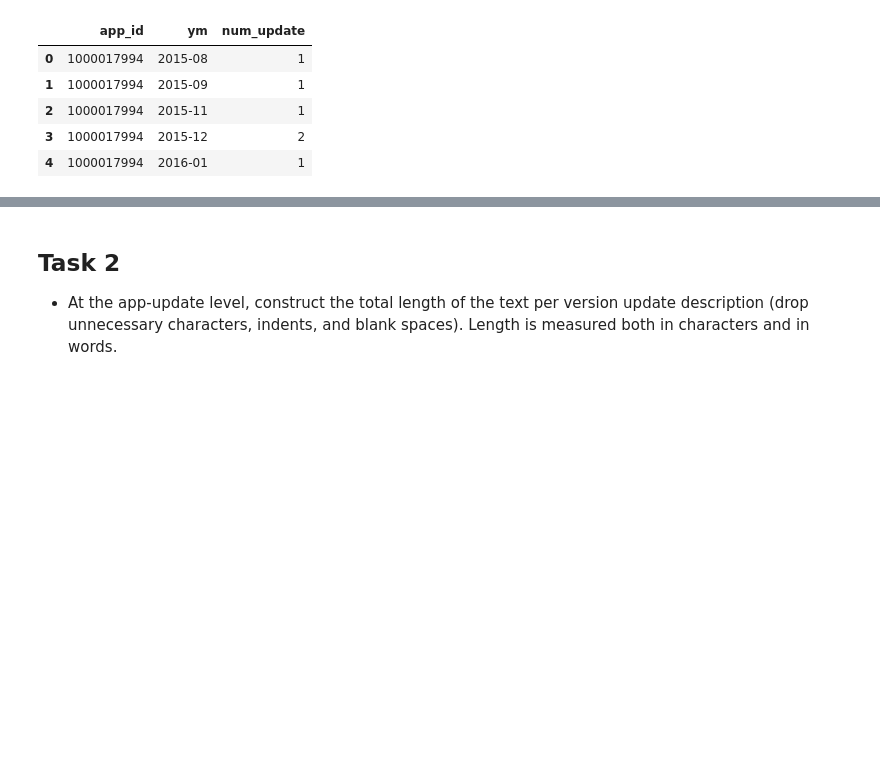
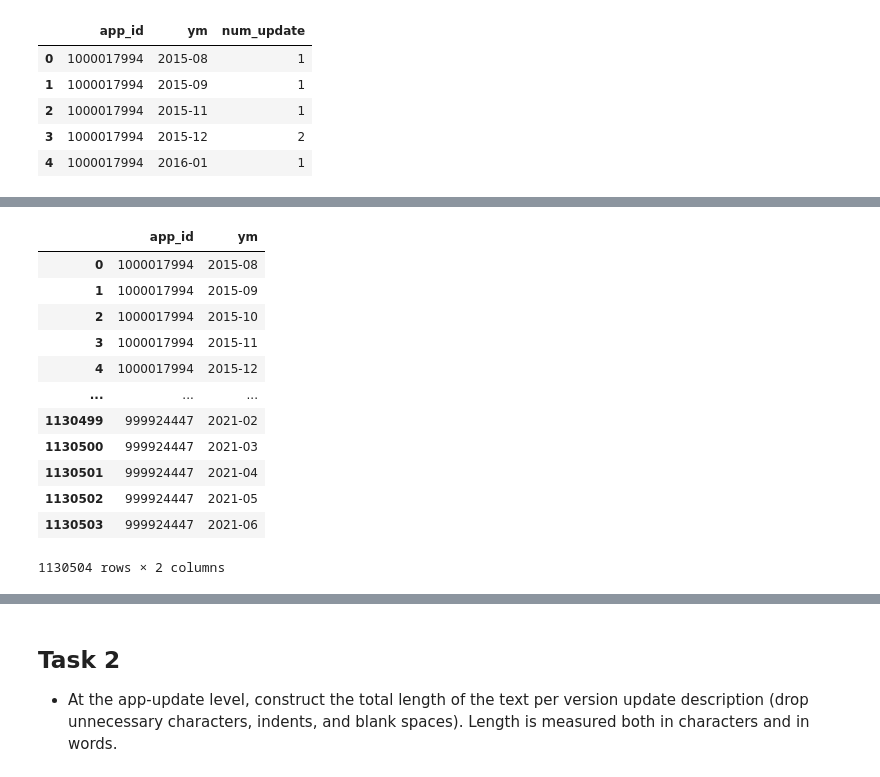
Before and after one commit to YileC928/app-data-privacy-proj, a Jupyter notebook: ios_app_update.ipynb, the cells around one changed output, grey strips where cells are left out. Drawn from its saved outputs; the diff is of its cells as text; code cells hidden in the pictures; blank space fills up the shorter version.

```diff
--- a/ios_app_update.ipynb
+++ b/ios_app_update.ipynb
@@ -47,0 +72,16 @@ count_df.head()
+# %%
+count_df_full #check
+# %% [output]
+|  | app_id | ym |
+| 0 | 1000017994 | 2015-08 |
+| 1 | 1000017994 | 2015-09 |
+| 2 | 1000017994 | 2015-10 |
+| 3 | 1000017994 | 2015-11 |
+| 4 | 1000017994 | 2015-12 |
+| ... | ... | ... |
+| 1130499 | 999924447 | 2021-02 |
+| 1130500 | 999924447 | 2021-03 |
+| 1130501 | 999924447 | 2021-04 |
+| 1130502 | 999924447 | 2021-05 |
+| 1130503 | 999924447 | 2021-06 |
+1130504 rows × 2 columns
```
Also changed, not shown: parts of 9 cells of this notebook.
